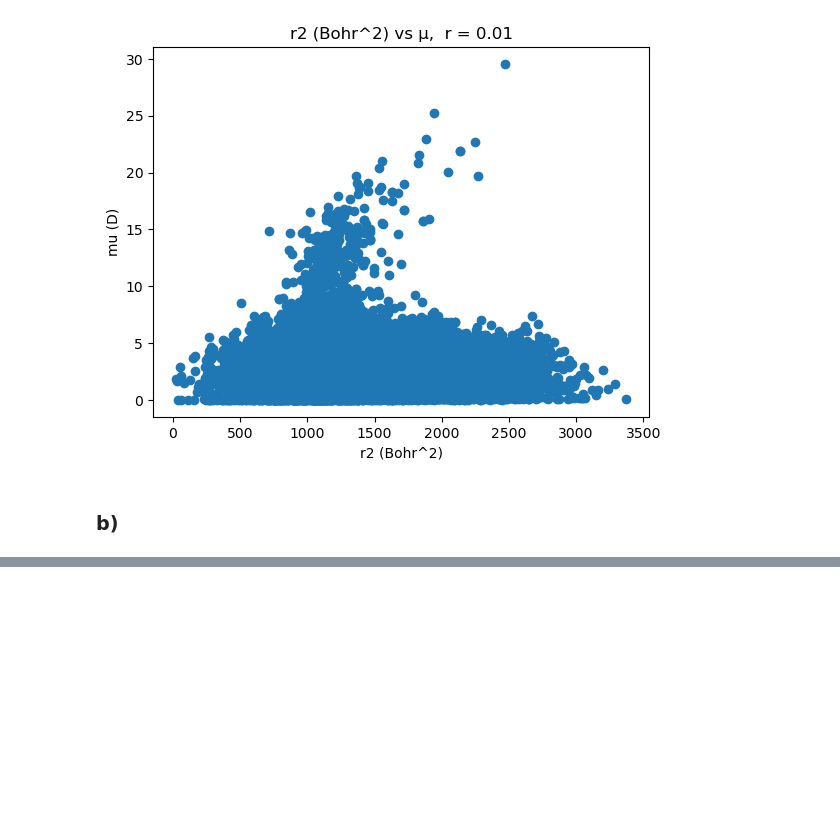
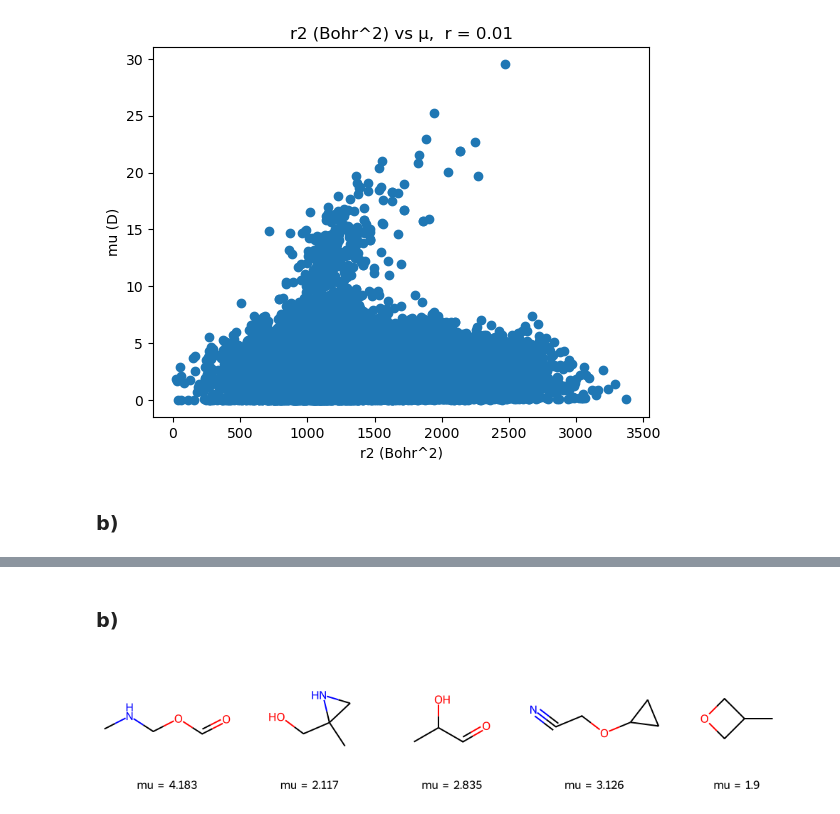
Before and after one commit to connorblake1/CHEM313, a Jupyter notebook: hw3/hw3.ipynb, the cells around one changed output, grey strips where cells are left out. Drawn from its saved outputs; the diff is of its cells as text; code cells hidden in the pictures; blank space fills up the shorter version.

```diff
--- a/hw3/hw3.ipynb
+++ b/hw3/hw3.ipynb
@@ -113,0 +281,2 @@ for idx in feature_indices:
+# %% [markdown]
+### b)
@@ -113,0 +336,32 @@ for idx in feature_indices:
+# %%
+allowable_atoms = [
+    "H",
+    "C",
+    "N",
+    "O",
+    "F",
+    "C",
+    "Cl",
+    "Br",
+    "I",
+    "H",
+    "Unknown",
+]
+def to_atom(t):
+    try:
+        return allowable_atoms[int(t.argmax())]
+    except:
+        return "C"
+
+def to_bond_index(t):
+    t_s = t.squeeze()
+    return [1, 2, 3, 4][
+        int(
+            torch.dot(
+                t_s,
+                torch.tensor(
+                    range(t_s.size()[0]), dtype=torch.float, device=t.device
+                ),
+            ).item()
+        )
+    ]
@@ -113,0 +443,8 @@ for idx in feature_indices:
+# %%
+num_viz = 5
+mols = [to_rdkit(train_ds[i]) for i in range(num_viz)]
+values = [str(round(float(train_ds[i].y.squeeze()[0]), 3)) for i in range(num_viz)]
+
+Chem.Draw.MolsToGridImage(mols, legends=[f"mu = {value}" for value in values], molsPerRow=5)
+# %% [output]
+[figure, added]
```
Also changed, not shown: parts of 25 cells of this notebook, 3 other files.
